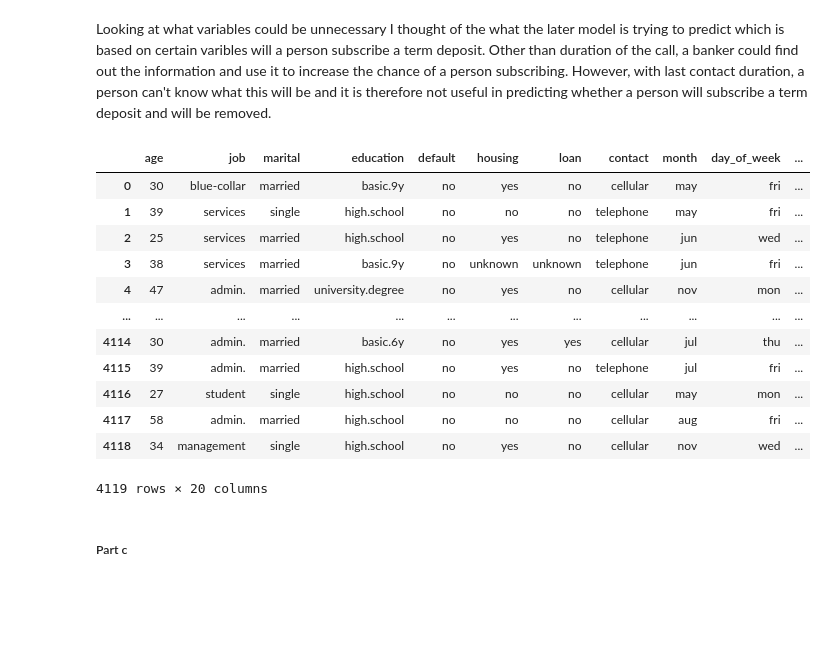
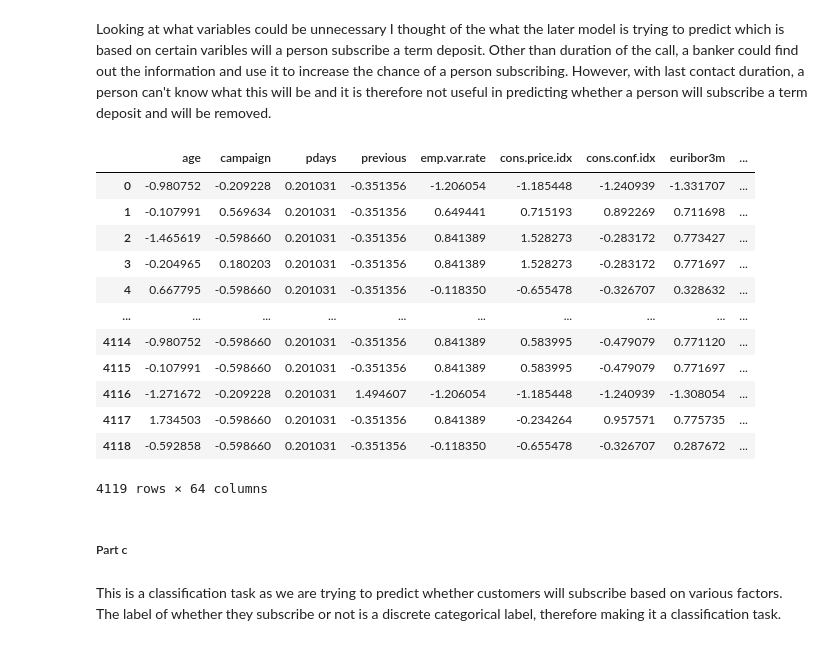
Before and after one commit to maisyoneill/Pythonrepo, a Jupyter notebook: assingments/assingment 3/Assignment3.ipynb, the cells around one changed output. Cells and saved outputs as stored; diff of their text form; code cells hidden in the pictures; blank space fills up the shorter version.

```diff
--- a/assingments/assingment 3/Assignment3.ipynb
+++ b/assingments/assingment 3/Assignment3.ipynb
@@ -499,21 +499,21 @@ df_encoded = pd.get_dummies(df)
 # %% [markdown]
 Looking at what variables could be unnecessary I thought of the what the later model is trying to predict which is based on certain varibles will a person subscribe a term deposit. Other than duration of the call, a banker could find out the information and use it to increase the chance of a person subscribing. However, with last contact duration, a person can't know what this will be and it is therefore not useful in predicting whether a person will subscribe a term deposit and will be removed.
 # %%
-df.drop("duration", axis=1)
+df_encoded.drop("duration", axis=1)
 # %% [output]
-|  | age | job | marital | education | default | housing | loan | contact | month | day_of_week | ... |
-| 0 | 30 | blue-collar | married | basic.9y | no | yes | no | cellular | may | fri | ... |
-| 1 | 39 | services | single | high.school | no | no | no | telephone | may | fri | ... |
-| 2 | 25 | services | married | high.school | no | yes | no | telephone | jun | wed | ... |
-| 3 | 38 | services | married | basic.9y | no | unknown | unknown | telephone | jun | fri | ... |
-| 4 | 47 | admin. | married | university.degree | no | yes | no | cellular | nov | mon | ... |
-| ... | ... | ... | ... | ... | ... | ... | ... | ... | ... | ... | ... |
-| 4114 | 30 | admin. | married | basic.6y | no | yes | yes | cellular | jul | thu | ... |
-| 4115 | 39 | admin. | married | high.school | no | yes | no | telephone | jul | fri | ... |
-| 4116 | 27 | student | single | high.school | no | no | no | cellular | may | mon | ... |
-| 4117 | 58 | admin. | married | high.school | no | no | no | cellular | aug | fri | ... |
-| 4118 | 34 | management | single | high.school | no | yes | no | cellular | nov | wed | ... |
+|  | age | campaign | pdays | previous | emp.var.rate | cons.price.idx | cons.conf.idx | euribor3m | ... |
+| 0 | -0.980752 | -0.209228 | 0.201031 | -0.351356 | -1.206054 | -1.185448 | -1.240939 | -1.331707 | ... |
+| 1 | -0.107991 | 0.569634 | 0.201031 | -0.351356 | 0.649441 | 0.715193 | 0.892269 | 0.711698 | ... |
+| 2 | -1.465619 | -0.598660 | 0.201031 | -0.351356 | 0.841389 | 1.528273 | -0.283172 | 0.773427 | ... |
+| 3 | -0.204965 | 0.180203 | 0.201031 | -0.351356 | 0.841389 | 1.528273 | -0.283172 | 0.771697 | ... |
+| 4 | 0.667795 | -0.598660 | 0.201031 | -0.351356 | -0.118350 | -0.655478 | -0.326707 | 0.328632 | ... |
+| ... | ... | ... | ... | ... | ... | ... | ... | ... | ... |
+| 4114 | -0.980752 | -0.598660 | 0.201031 | -0.351356 | 0.841389 | 0.583995 | -0.479079 | 0.771120 | ... |
+| 4115 | -0.107991 | -0.598660 | 0.201031 | -0.351356 | 0.841389 | 0.583995 | -0.479079 | 0.771697 | ... |
+| 4116 | -1.271672 | -0.209228 | 0.201031 | 1.494607 | -1.206054 | -1.185448 | -1.240939 | -1.308054 | ... |
+| 4117 | 1.734503 | -0.598660 | 0.201031 | -0.351356 | 0.841389 | -0.234264 | 0.957571 | 0.775735 | ... |
+| 4118 | -0.592858 | -0.598660 | 0.201031 | -0.351356 | -0.118350 | -0.655478 | -0.326707 | 0.287672 | ... |
-4119 rows × 20 columns
+4119 rows × 64 columns
 # %%
 # Scaling all the numerical columns not the ones categorical ones
 from sklearn.preprocessing import StandardScaler
@@ -525,2 +525,4 @@ df[num_cols] = scaler.fit_transform(df[num_cols])
 # %% [markdown]
 ##### Part c
+# %% [markdown]
+This is a classification task as we are trying to predict whether customers will subscribe based on various factors. The label of whether they subscribe or not is a discrete categorical label, therefore making it a classification task.
```
Also changed, not shown: parts of 17 cells of this notebook.
